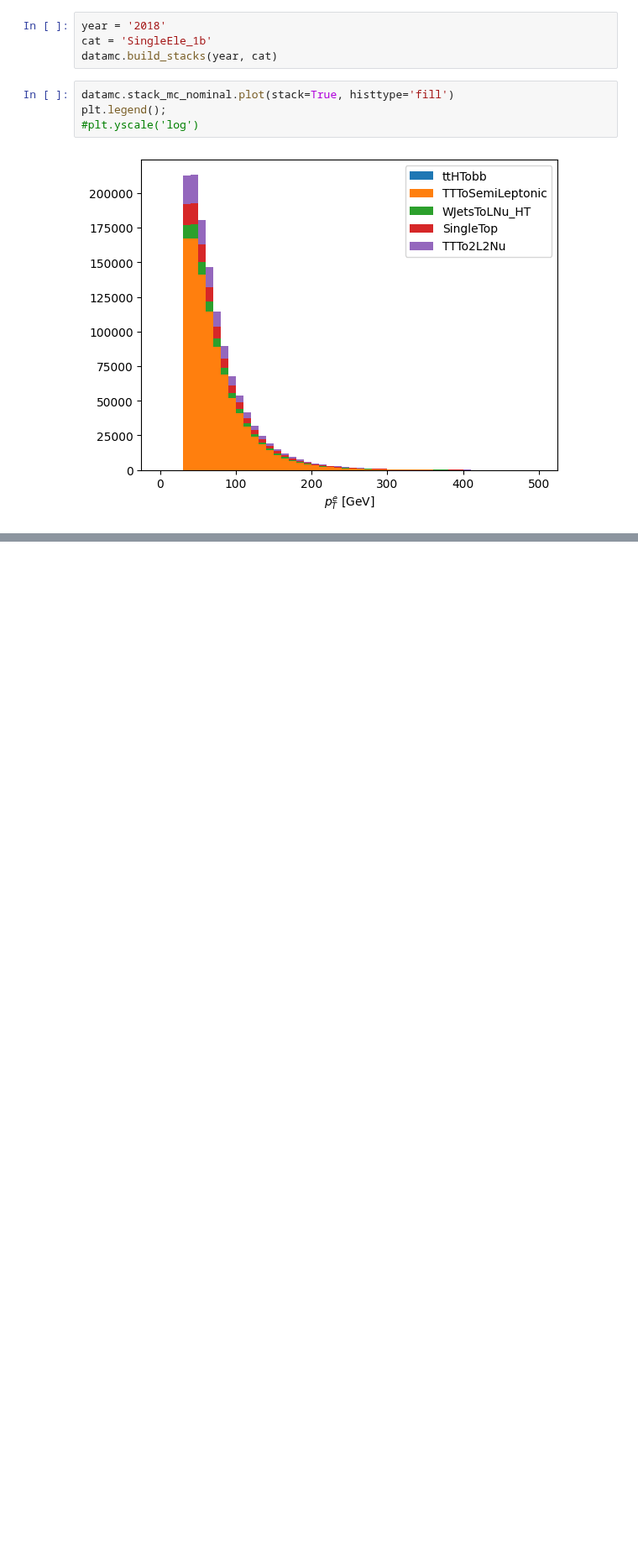
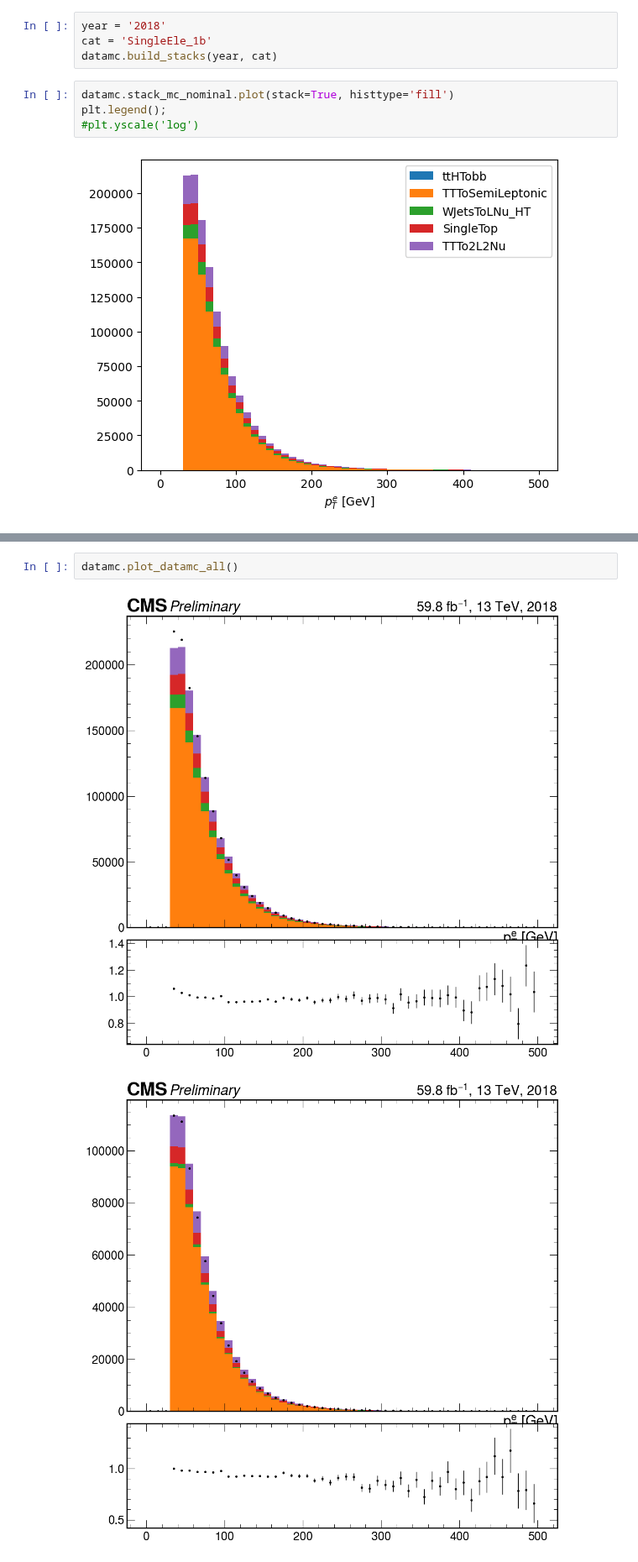
Before and after one commit to PocketCoffea/PocketCoffea, a Jupyter notebook: notebooks/plotting/test_DataMC.ipynb, the cells around one changed output, grey strips where cells are left out. Shown at 84% size. Cells and saved outputs as stored; diff of their text form; blank space fills up the shorter version.

```diff
--- a/notebooks/plotting/test_DataMC.ipynb
+++ b/notebooks/plotting/test_DataMC.ipynb
@@ -72,0 +76,5 @@ datamc.plot_datamc(year, cat)
+# %%
+datamc.plot_datamc_all()
+# %% [output]
+[figure, added]
+[figure, added]
```
Also changed, not shown: parts of 6 cells of this notebook, 1 other file.
